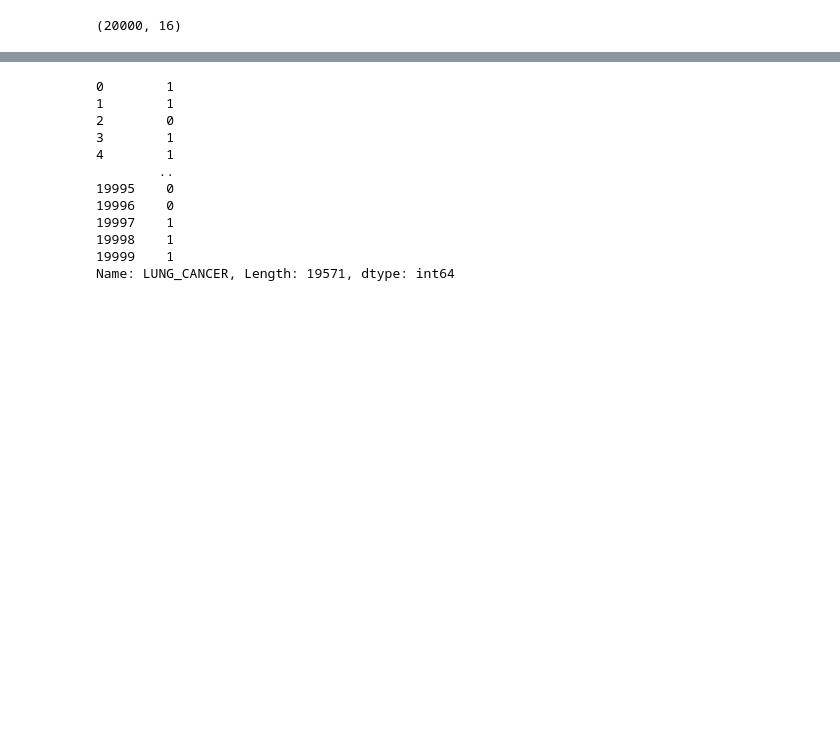
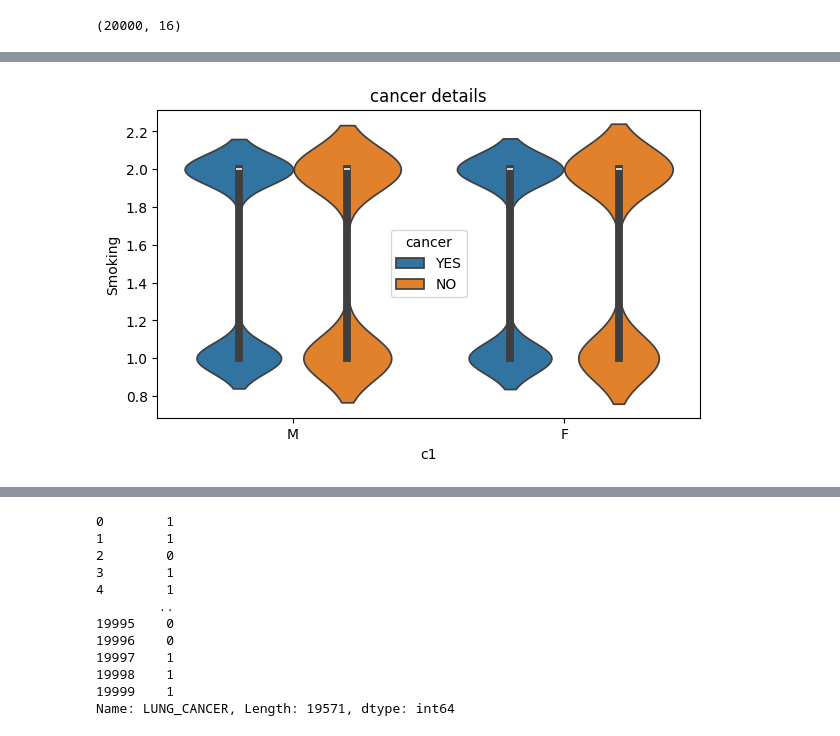
Before and after one commit to manimounika1201-pixel/data_analytics_project, a Jupyter notebook: logistic.ipynb, the cells around one changed output, grey strips where cells are left out. Drawn from its saved outputs; the diff is of its cells as text; code cells hidden in the pictures; blank space fills up the shorter version.

```diff
--- a/logistic.ipynb
+++ b/logistic.ipynb
@@ -113,3 +132,13 @@ np.int64(0)
+# %%
+plt.figure(figsize=(7,4))
+sns.violinplot(x="GENDER",y="SMOKING",hue="LUNG_CANCER",data=df,split=False)
+plt.title("cancer details")
+plt.xlabel("c1")
+plt.ylabel("Smoking")
+plt.legend(title="cancer")
+plt.show()
+# %% [output]
+[figure, added]
 # %%
 from sklearn.preprocessing import LabelEncoder
 le=LabelEncoder()
```
Also changed, not shown: parts of 24 cells of this notebook.
